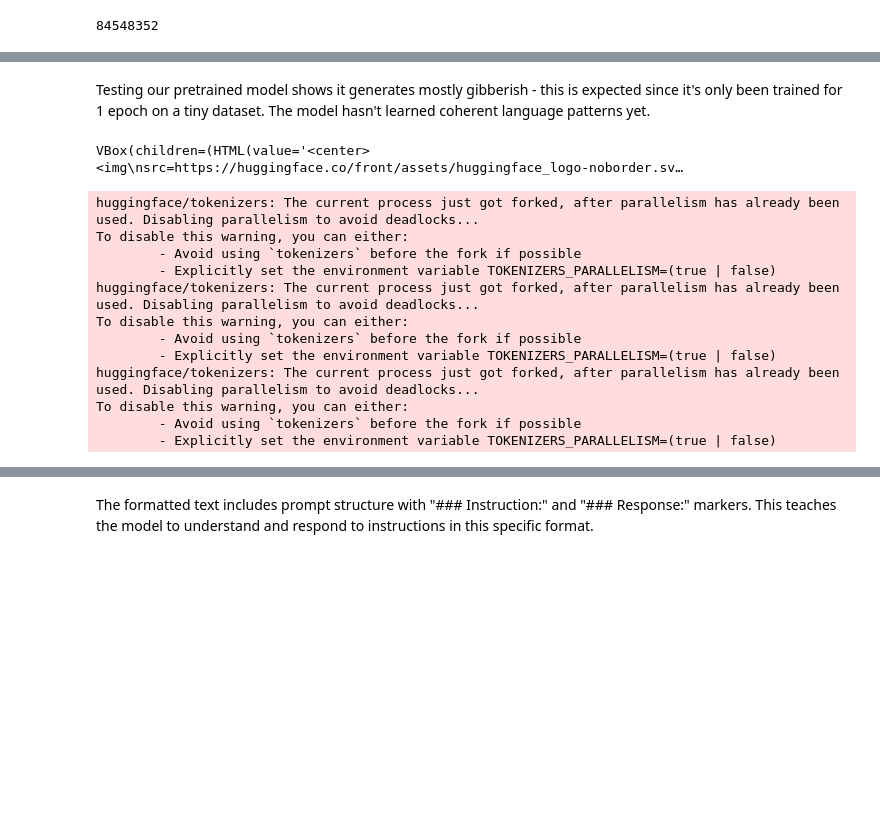
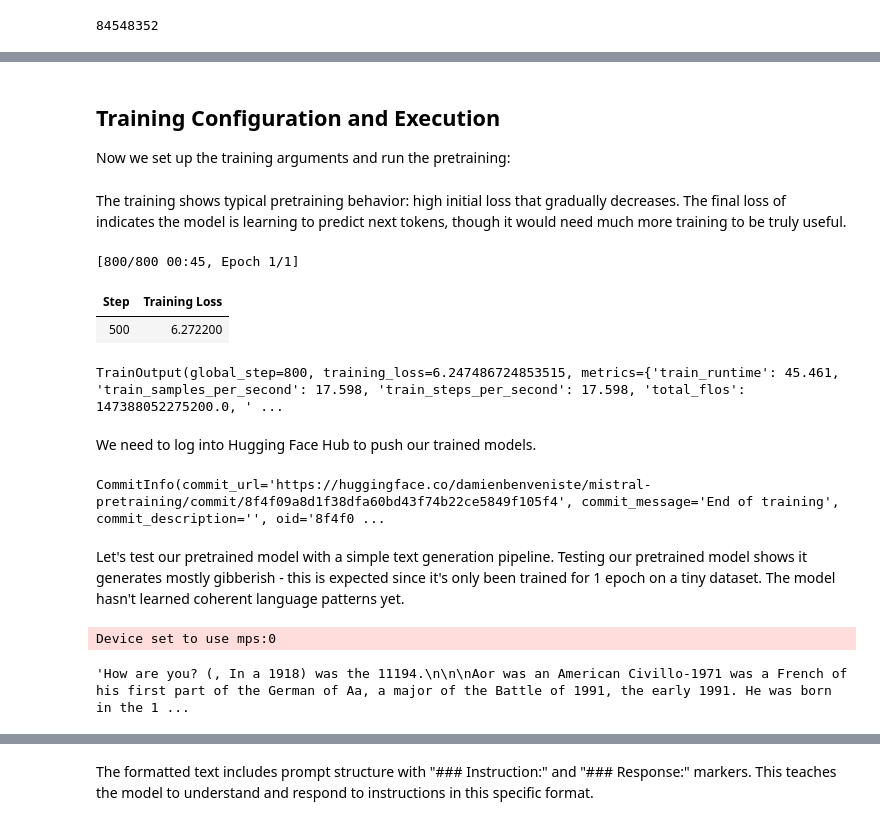
Before and after one commit to damienbenveniste/The-AiEdge-Code-Examples, a Jupyter notebook: code-examples/LLMs/Training-LLMS/training.ipynb, the cells around one changed output, grey strips where cells are left out. Cells and saved outputs as stored; diff of their text form; code cells hidden in the pictures; blank space fills up the shorter version.

```diff
--- a/code-examples/LLMs/Training-LLMS/training.ipynb
+++ b/code-examples/LLMs/Training-LLMS/training.ipynb
@@ -245,20 +243,52 @@ tensor([    1,   415, 17965,   302,   272,   334,  8722,   440, 28725,   835,
+# %% [markdown]
+## Training Configuration and Execution
+
+Now we set up the training arguments and run the pretraining:
+# %% [markdown]
+The training shows typical pretraining behavior: high initial loss that gradually decreases. The final loss of indicates the model is learning to predict next tokens, though it would need much more training to be truly useful.
+# %%
+from transformers import Trainer, TrainingArguments
+
+args = TrainingArguments(
+    output_dir="mistral-pretraining",
+    per_device_train_batch_size=1,
+    per_device_eval_batch_size=1,
+    num_train_epochs=1,
+    push_to_hub=True,
+    report_to="none",
+)
+
+trainer = Trainer(
+    model=model,
+    processing_class=tokenizer,
+    args=args,
+    data_collator=data_collator,
+    train_dataset=tokenized_datasets["train"],
+    eval_dataset=tokenized_datasets["test"],
+)
+
+trainer.train()
+# %% [output]
+[800/800 00:45, Epoch 1/1]
+| Step | Training Loss |
+| 500 | 6.272200 |
+TrainOutput(global_step=800, training_loss=6.247486724853515, metrics={'train_runtime': 45.461, 'train_samples_per_second': 17.598, 'train_steps_per_second': 17.598, 'total_flos': 147388052275200.0, ' ...
+# %% [markdown]
+We need to log into Hugging Face Hub to push our trained models.
+# %%
+trainer.push_to_hub()
+# %% [output]
+CommitInfo(commit_url='https://huggingface.co/damienbenveniste/mistral-pretraining/commit/8f4f09a8d1f38dfa60bd43f74b22ce5849f105f4', commit_message='End of training', commit_description='', oid='8f4f0 ...
 # %% [markdown]
-Testing our pretrained model shows it generates mostly gibberish - this is expected since it's only been trained for 1 epoch on a tiny dataset. The model hasn't learned coherent language patterns yet.
+Let's test our pretrained model with a simple text generation pipeline. Testing our pretrained model shows it generates mostly gibberish - this is expected since it's only been trained for 1 epoch on a tiny dataset. The model hasn't learned coherent language patterns yet.
 # %%
-from huggingface_hub import notebook_login
+from transformers import pipeline
 
-notebook_login()
+model_id = "damienbenveniste/mistral-pretraining"
+pipe = pipeline("text-generation", model=model_id)
+txt = "How are you?"
+results = pipe(txt, num_return_sequences=1)
+results[0]["generated_text"]
 # %% [output]
-VBox(children=(HTML(value='<center> <img\nsrc=https://huggingface.co/front/assets/huggingface_logo-noborder.sv…
+Device set to use mps:0
-huggingface/tokenizers: The current process just got forked, after parallelism has already been used. Disabling parallelism to avoid deadlocks...
-To disable this warning, you can either:
-        - Avoid using `tokenizers` before the fork if possible
-        - Explicitly set the environment variable TOKENIZERS_PARALLELISM=(true | false)
-huggingface/tokenizers: The current process just got forked, after parallelism has already been used. Disabling parallelism to avoid deadlocks...
-To disable this warning, you can either:
-        - Avoid using `tokenizers` before the fork if possible
-        - Explicitly set the environment variable TOKENIZERS_PARALLELISM=(true | false)
-huggingface/tokenizers: The current process just got forked, after parallelism has already been used. Disabling parallelism to avoid deadlocks...
-To disable this warning, you can either:
-        - Avoid using `tokenizers` before the fork if possible
-        - Explicitly set the environment variable TOKENIZERS_PARALLELISM=(true | false)
+'How are you? (, In a 1918) was the 11194.\n\n\nAor was an American Civillo-1971 was a French of his first part of the German of Aa, a major of the Battle of 1991, the early 1991. He was born in the 1 ...
```
Also changed, not shown: parts of 124 cells of this notebook.
